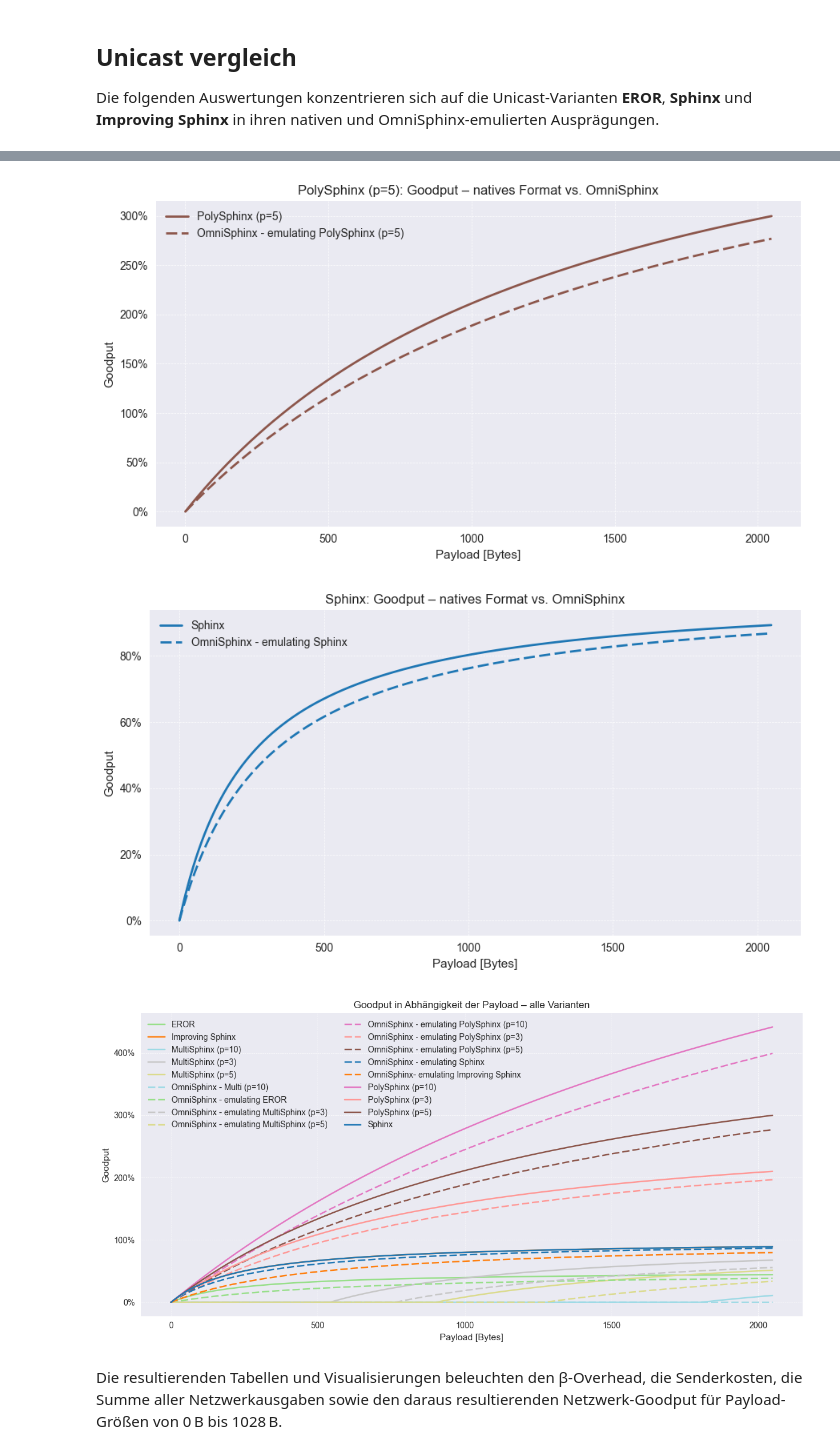
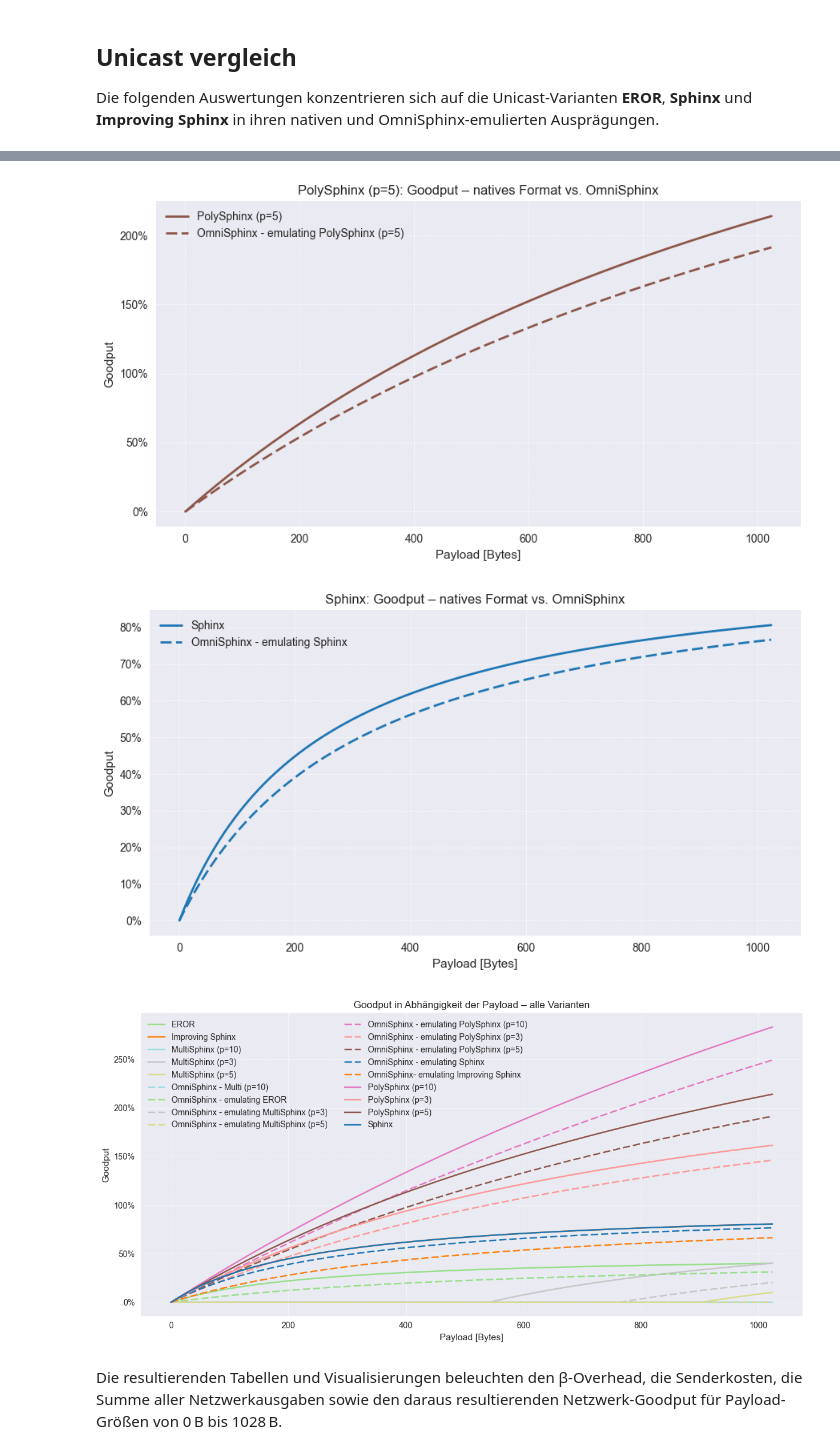
Before and after one commit to kit-ps/OmniSphinx, a Jupyter notebook: size_evaluation.ipynb, the cells around one changed output, grey strips where cells are left out. Cells and saved outputs as stored; diff of their text form; code cells hidden in the pictures.

```diff
--- a/size_evaluation.ipynb
+++ b/size_evaluation.ipynb
@@ -817,7 +816,7 @@ plt.show()
 Die folgenden Auswertungen konzentrieren sich auf die Unicast-Varianten **EROR**, **Sphinx** und **Improving Sphinx** in ihren nativen
 und OmniSphinx-emulierten Ausprägungen.
 # %%
-PAYLOAD_MAX_BYTES = 2048
+PAYLOAD_MAX_BYTES = 1024
 PAYLOAD_STEP_BYTES = 1
 
 payload_range_bytes = np.arange(0, PAYLOAD_MAX_BYTES + PAYLOAD_STEP_BYTES, PAYLOAD_STEP_BYTES)
@@ -927,6 +926,6 @@ plt.show()
-[figure, old version]
+[figure, new version]
-[figure, old version]
+[figure, new version]
-[figure, old version]
+[figure, new version]
 # %% [markdown]
 Die resultierenden Tabellen und Visualisierungen beleuchten den β-Overhead, die Senderkosten, die Summe aller Netzwerkausgaben
 sowie den daraus resultierenden Netzwerk-Goodput für Payload-Größen von 0 B bis 1028 B.
```
Also changed, not shown: parts of 14 cells of this notebook, 1 other file.
